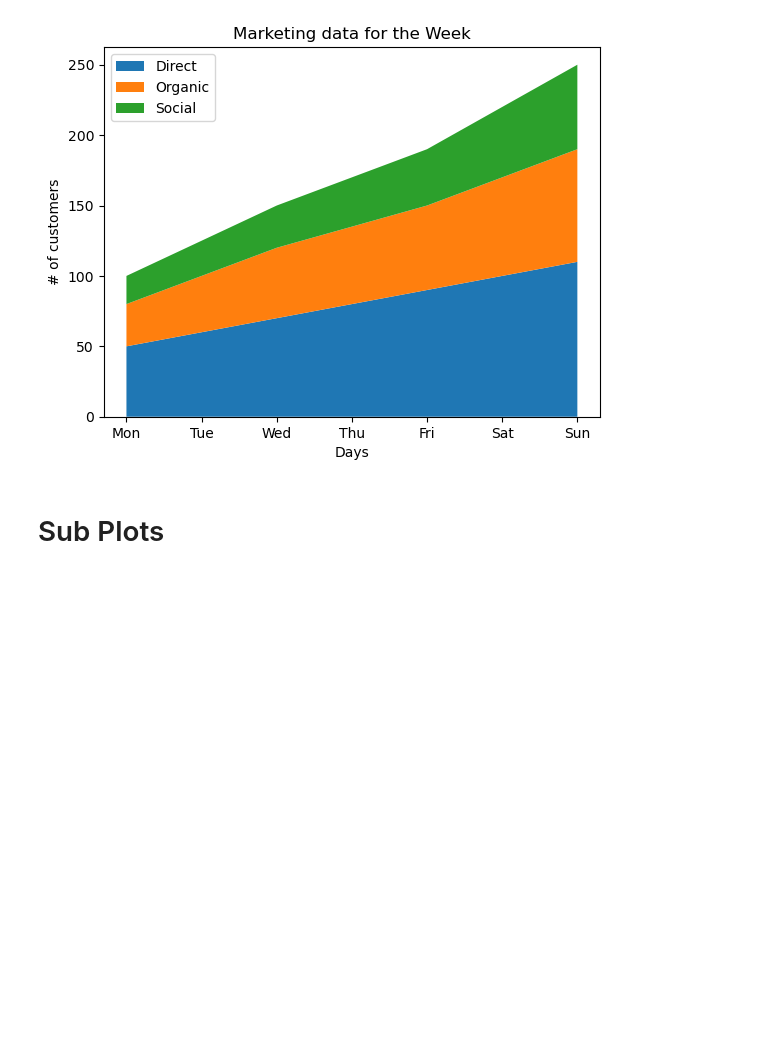
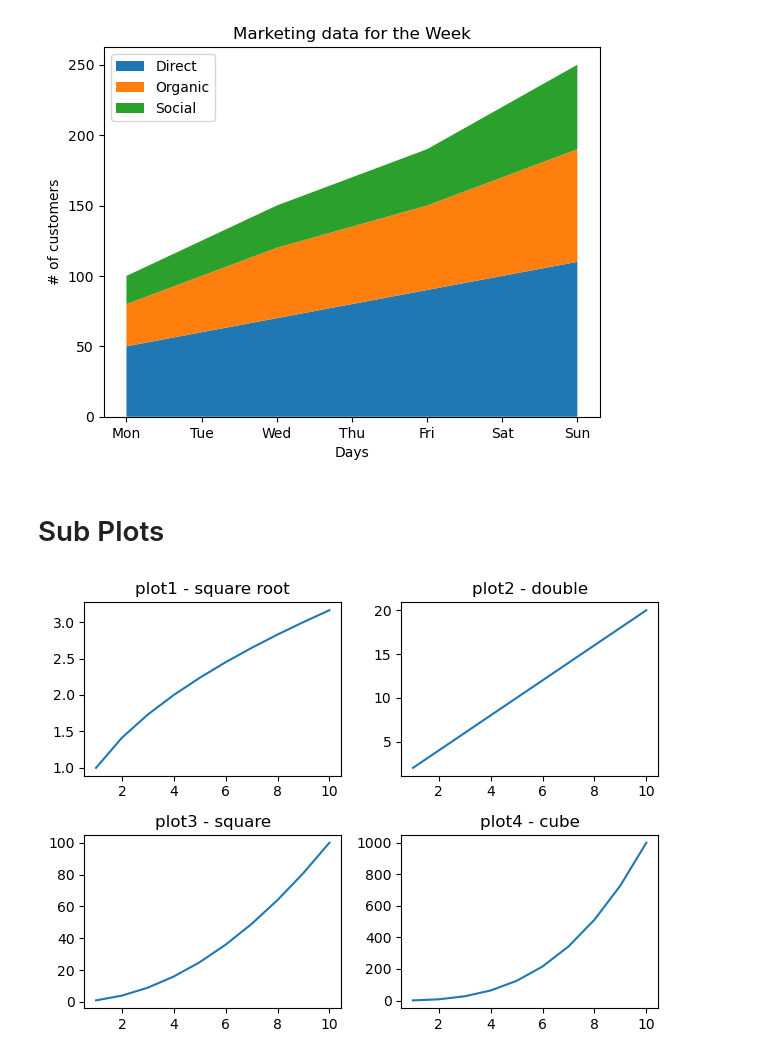
Before and after one commit to md-zaid-10/Data-Visualization, a Jupyter notebook: matplotlib.ipynb, the cells around one changed output. Drawn from its saved outputs; the diff is of its cells as text; code cells hidden in the pictures; blank space fills up the shorter version.

Commit message:
Sub Plots

```diff
--- a/matplotlib.ipynb
+++ b/matplotlib.ipynb
@@ -439,3 +439,30 @@ plt.legend()
 [figure]
 # %% [markdown]
 # Sub Plots
+# %%
+x = [1, 2, 3, 4, 5, 6, 7, 8, 9, 10]
+
+y1 = [np.sqrt(i) for i in x]  #square root
+y2 = [i*2 for i in x]  #double
+y3 = [i**2 for i in x]  #square
+y4 = [i**3 for i in x]  #cubes
+
+plt.subplot(2, 2, 1)
+plt.plot(x, y1)
+plt.title("plot1 - square root")
+
+plt.subplot(2, 2, 2)
+plt.plot(x, y2)
+plt.title("plot2 - double")
+
+plt.subplot(2, 2, 3)
+plt.plot(x, y3)
+plt.title("plot3 - square")
+
+plt.subplot(2, 2, 4)
+plt.plot(x, y4)
+plt.title("plot4 - cube")
+
+plt.tight_layout()
+# %% [output]
+[figure, added]
```
